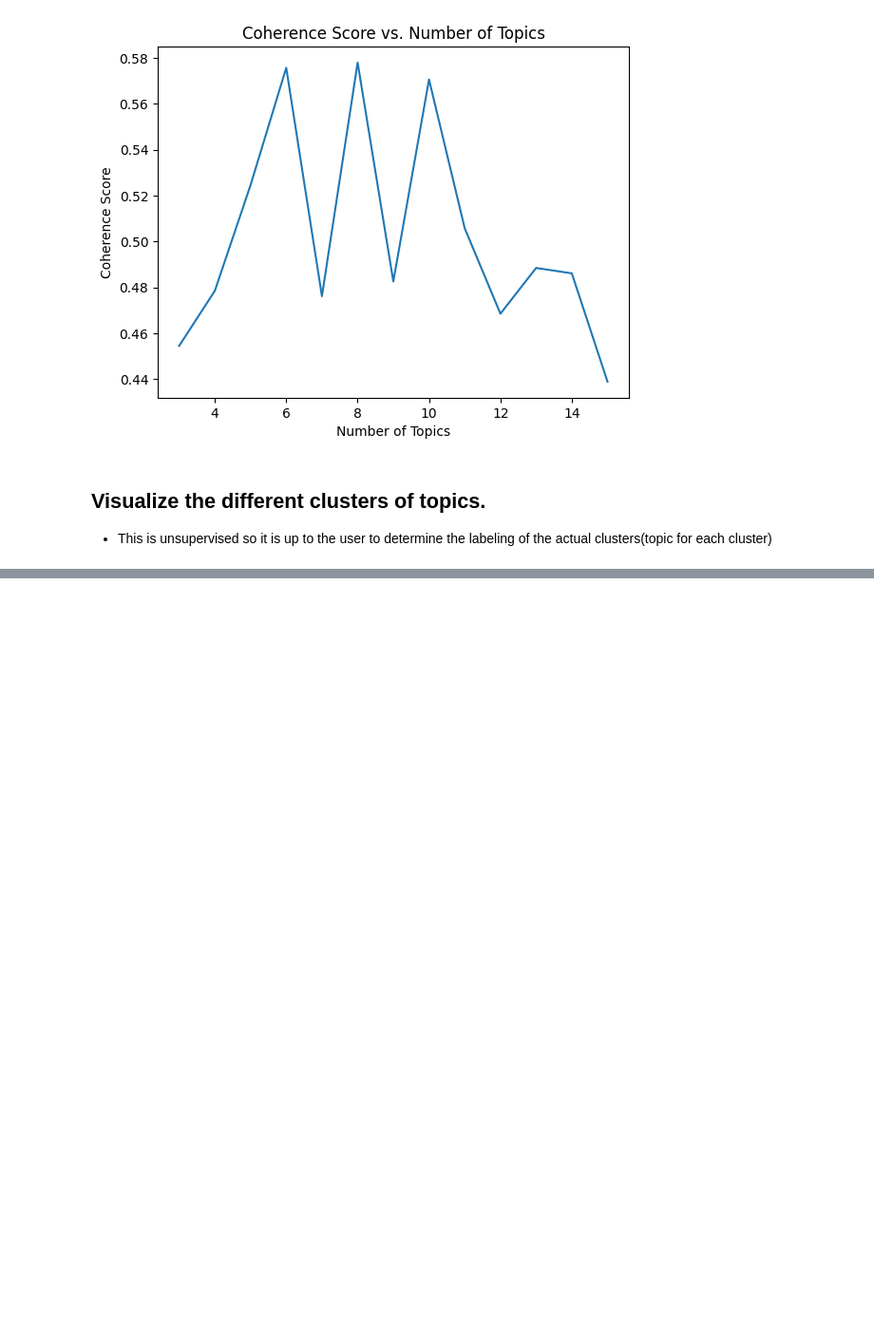
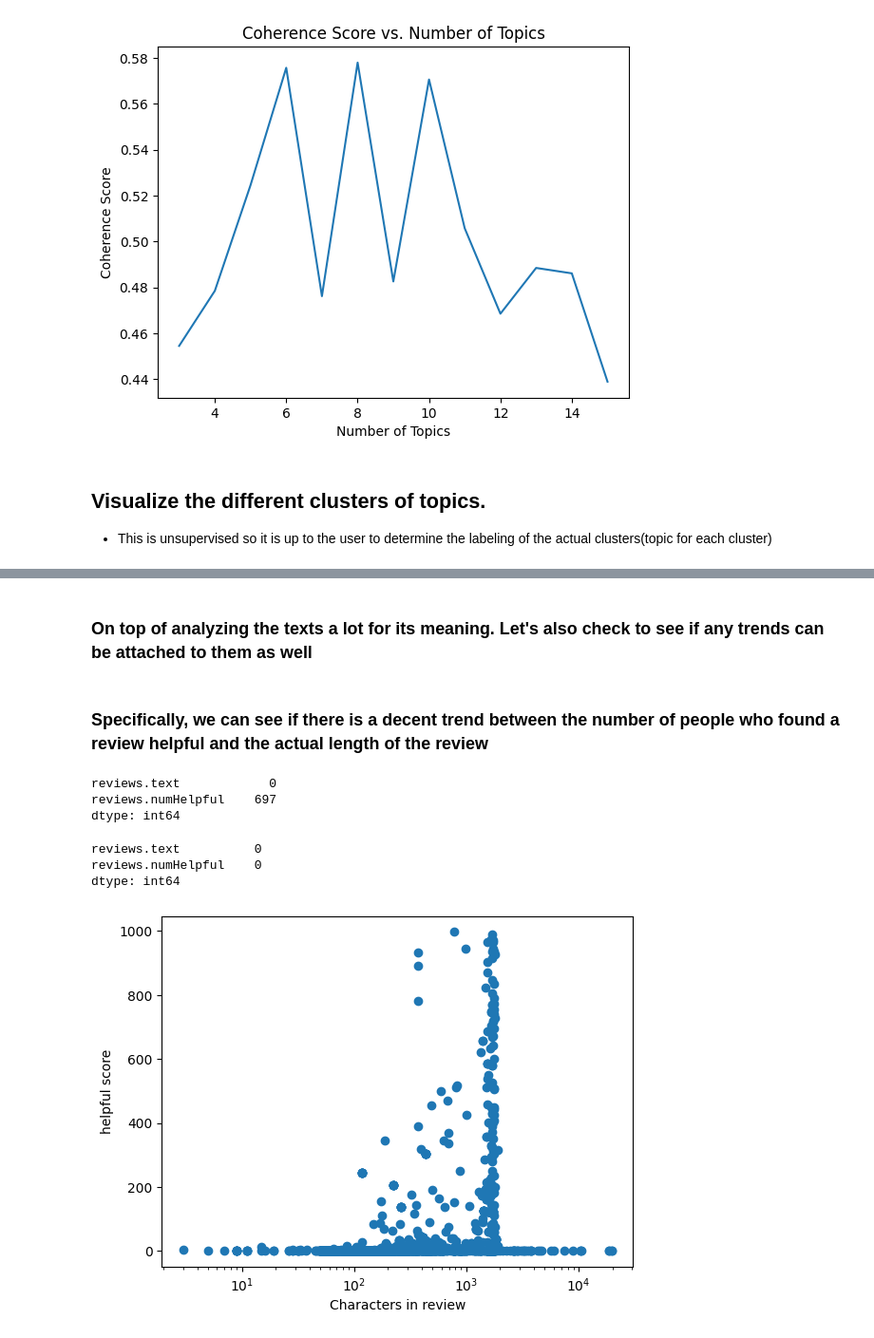
Before and after one commit to Adamb0lt/Amazon_product_reviews_analysis_stats, a Jupyter notebook: amazon_reviews.ipynb, the cells around one changed output, grey strips where cells are left out. Shown at 95% size. Drawn from its saved outputs; the diff is of its cells as text; code cells hidden in the pictures; blank space fills up the shorter version.

```diff
--- a/amazon_reviews.ipynb
+++ b/amazon_reviews.ipynb
@@ -570,3 +571,36 @@ main_topics = [
     "General Product Review and Comparison",
     "TV Box and Streaming Experience"
 ]
+# %% [markdown]
+### On top of analyzing the texts a lot for its meaning. Let's also check to see if any trends can be attached to them as well
+# %% [markdown]
+### Specifically, we can see if there is a decent trend between the number of people who found a review helpful and the actual length of the review
+# %%
+## First we want to see if there are any null values between both fields
+product_reviews[['reviews.text','reviews.numHelpful']].isna().sum()
+# %% [output]
+reviews.text            0
+reviews.numHelpful    697
+dtype: int64
+# %%
+## To fix this, we'll substitute the null values for 0
+product_reviews['reviews.numHelpful'].fillna(0, inplace=True)
+# %%
+product_reviews[['reviews.text','reviews.numHelpful']].isna().sum()
+# %% [output]
+reviews.text          0
+reviews.numHelpful    0
+dtype: int64
+# %%
+## To check on the trend, I'll create a scatter plot
+X = product_reviews['reviews.text'].apply(len).to_frame()
+y = product_reviews['reviews.numHelpful']
+
+
+plt.scatter(X,y)
+plt.xscale('log')
+plt.xlabel("Characters in review")
+plt.ylabel("helpful score")
+plt.show()
+# %% [output]
+[figure, added]
```
Also changed, not shown: parts of 11 cells of this notebook.
